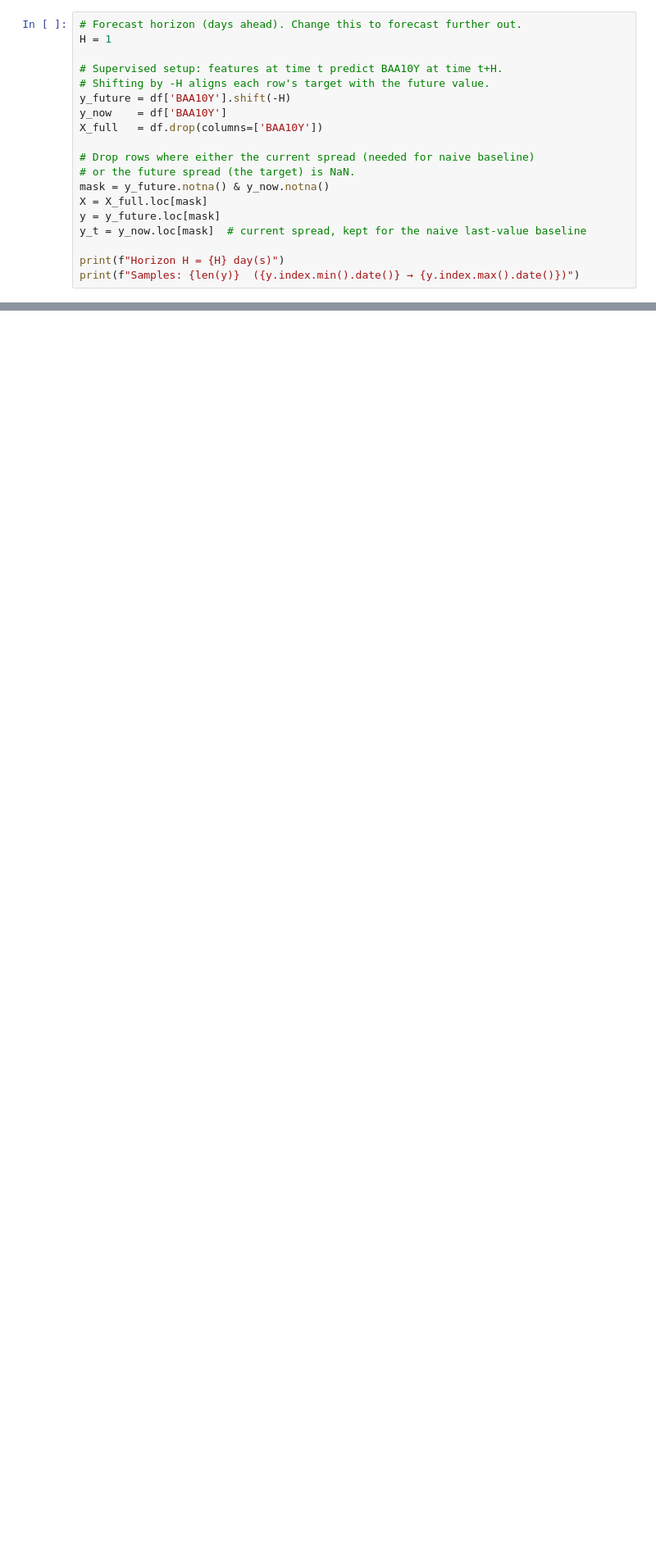
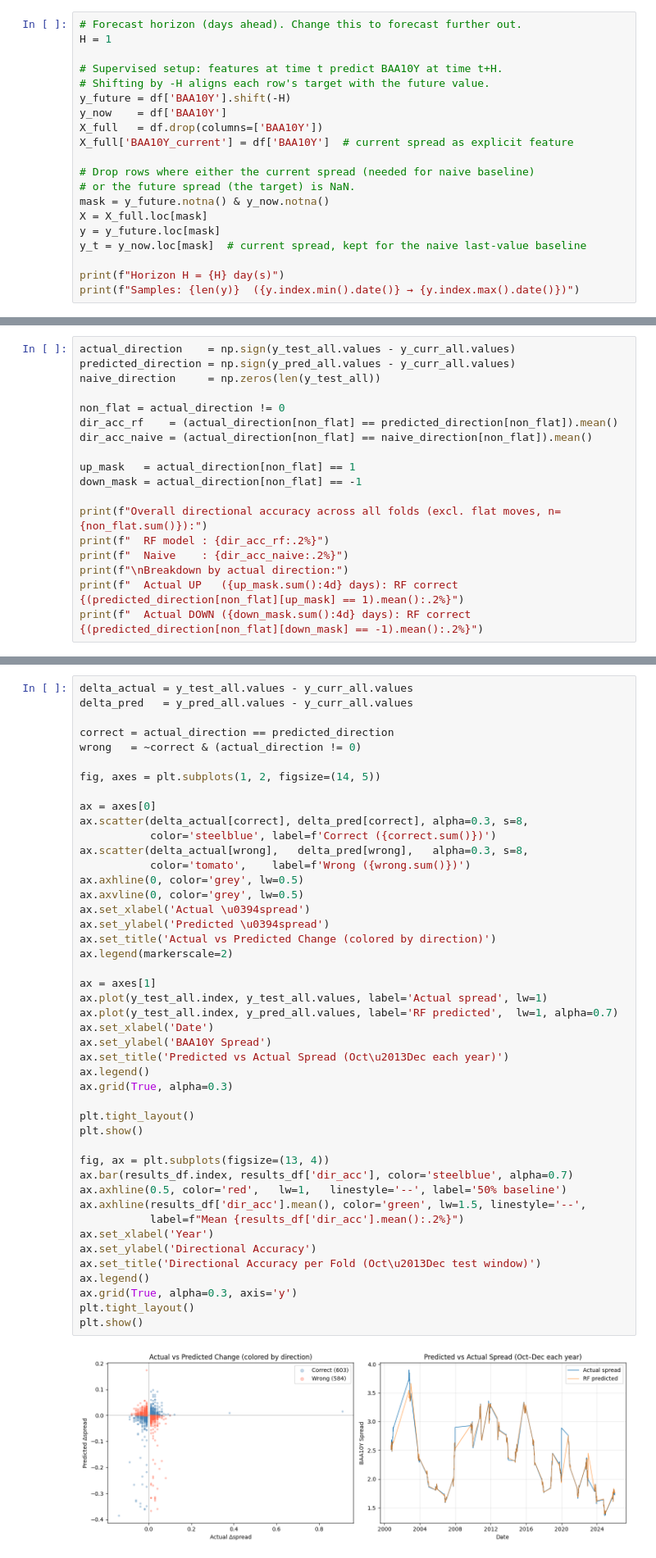
Before and after one commit to 2tmb2/CorporateBondSpreadPrediction, a Jupyter notebook: models/without-recessions/randomforest-without-recessions.ipynb, the cells around one changed output, grey strips where cells are left out. Shown at 82% size. Saved outputs shown, nothing was run; the diff lists cells and outputs as text; blank space fills up the shorter version.

```diff
--- a/models/without-recessions/randomforest-without-recessions.ipynb
+++ b/models/without-recessions/randomforest-without-recessions.ipynb
@@ -23,6 +23,7 @@ H = 1
 y_future = df['BAA10Y'].shift(-H)
 y_now    = df['BAA10Y']
 X_full   = df.drop(columns=['BAA10Y'])
+X_full['BAA10Y_current'] = df['BAA10Y']  # current spread as explicit feature
 
 # Drop rows where either the current spread (needed for naive baseline)
 # or the future spread (the target) is NaN.
@@ -130,0 +222,18 @@ plt.show()
+# %%
+actual_direction    = np.sign(y_test_all.values - y_curr_all.values)
+predicted_direction = np.sign(y_pred_all.values - y_curr_all.values)
+naive_direction     = np.zeros(len(y_test_all))
+
+non_flat = actual_direction != 0
+dir_acc_rf    = (actual_direction[non_flat] == predicted_direction[non_flat]).mean()
+dir_acc_naive = (actual_direction[non_flat] == naive_direction[non_flat]).mean()
+
+up_mask   = actual_direction[non_flat] == 1
+down_mask = actual_direction[non_flat] == -1
+
+print(f"Overall directional accuracy across all folds (excl. flat moves, n={non_flat.sum()}):")
+print(f"  RF model : {dir_acc_rf:.2%}")
+print(f"  Naive    : {dir_acc_naive:.2%}")
+print(f"\nBreakdown by actual direction:")
+print(f"  Actual UP   ({up_mask.sum():4d} days): RF correct {(predicted_direction[non_flat][up_mask] == 1).mean():.2%}")
+print(f"  Actual DOWN ({down_mask.sum():4d} days): RF correct {(predicted_direction[non_flat][down_mask] == -1).mean():.2%}")
@@ -130,0 +248,47 @@ plt.show()
+# %%
+delta_actual = y_test_all.values - y_curr_all.values
+delta_pred   = y_pred_all.values - y_curr_all.values
+
+correct = actual_direction == predicted_direction
+wrong   = ~correct & (actual_direction != 0)
+
+fig, axes = plt.subplots(1, 2, figsize=(14, 5))
+
+ax = axes[0]
+ax.scatter(delta_actual[correct], delta_pred[correct], alpha=0.3, s=8,
+           color='steelblue', label=f'Correct ({correct.sum()})')
+ax.scatter(delta_actual[wrong],   delta_pred[wrong],   alpha=0.3, s=8,
+           color='tomato',    label=f'Wrong ({wrong.sum()})')
+ax.axhline(0, color='grey', lw=0.5)
+ax.axvline(0, color='grey', lw=0.5)
+ax.set_xlabel('Actual \u0394spread')
+ax.set_ylabel('Predicted \u0394spread')
+ax.set_title('Actual vs Predicted Change (colored by direction)')
+ax.legend(markerscale=2)
+
+ax = axes[1]
+ax.plot(y_test_all.index, y_test_all.values, label='Actual spread', lw=1)
+ax.plot(y_test_all.index, y_pred_all.values, label='RF predicted',  lw=1, alpha=0.7)
+ax.set_xlabel('Date')
+ax.set_ylabel('BAA10Y Spread')
+ax.set_title('Predicted vs Actual Spread (Oct\u2013Dec each year)')
+ax.legend()
+ax.grid(True, alpha=0.3)
+
+plt.tight_layout()
+plt.show()
+
+fig, ax = plt.subplots(figsize=(13, 4))
+ax.bar(results_df.index, results_df['dir_acc'], color='steelblue', alpha=0.7)
+ax.axhline(0.5, color='red',   lw=1,   linestyle='--', label='50% baseline')
+ax.axhline(results_df['dir_acc'].mean(), color='green', lw=1.5, linestyle='--',
+           label=f"Mean {results_df['dir_acc'].mean():.2%}")
+ax.set_xlabel('Year')
+ax.set_ylabel('Directional Accuracy')
+ax.set_title('Directional Accuracy per Fold (Oct\u2013Dec test window)')
+ax.legend()
+ax.grid(True, alpha=0.3, axis='y')
+plt.tight_layout()
+plt.show()
+# %% [output]
+[figure, added]
```
Also changed, not shown: parts of 8 cells of this notebook, 1 other file.
